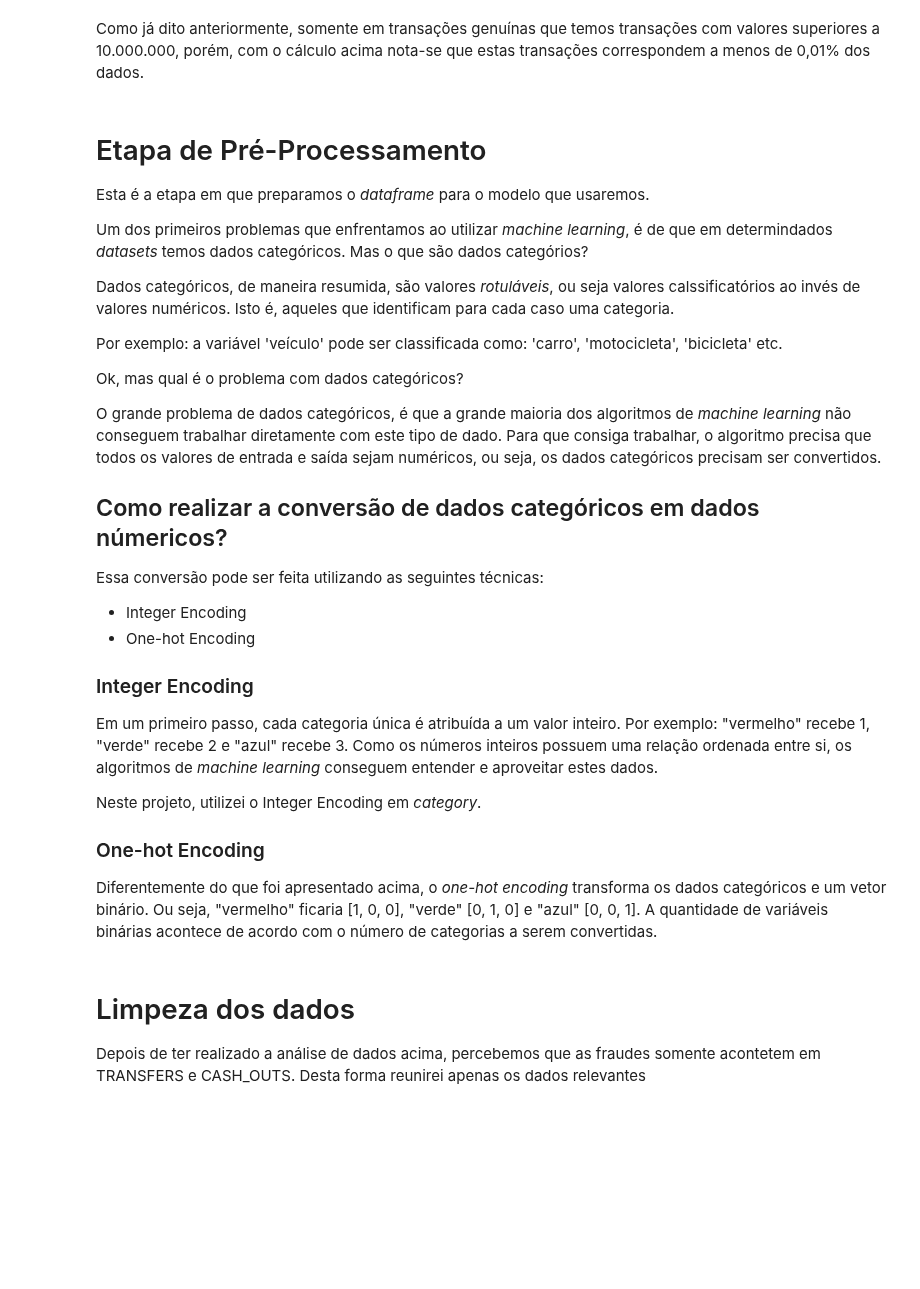
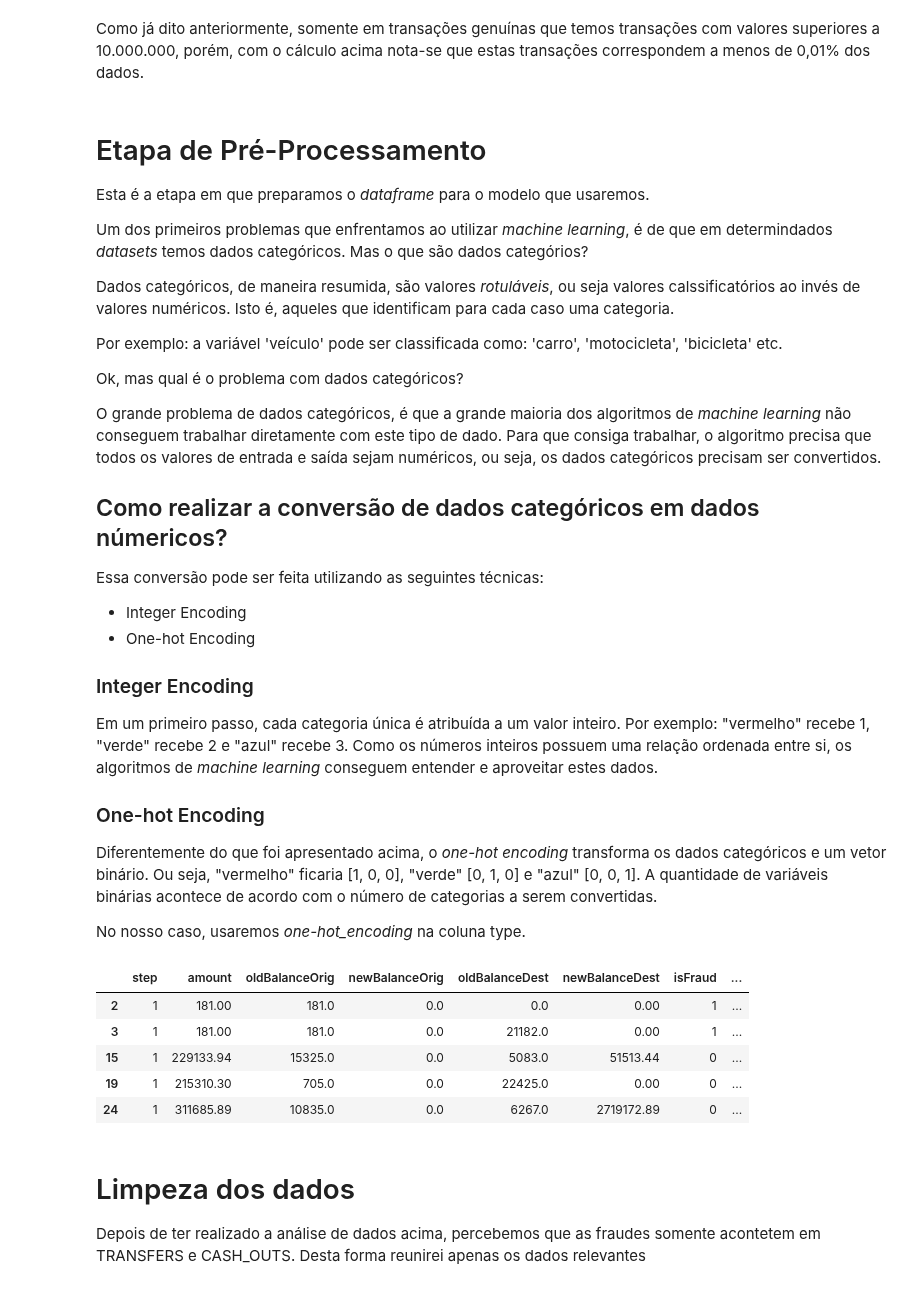
Before and after one commit to victormazevedo/predict-financial-fraud, a Jupyter notebook: Predict_Financial_Fraud.ipynb, the cells around one changed output. Drawn from its saved outputs; the diff is of its cells as text; code cells hidden in the pictures; blank space fills up the shorter version.

```diff
--- a/Predict_Financial_Fraud.ipynb
+++ b/Predict_Financial_Fraud.ipynb
@@ -529,11 +529,22 @@ Essa conversão pode ser feita utilizando as seguintes técnicas:
 Em um primeiro passo, cada categoria única é atribuída a um valor inteiro.
 Por exemplo: "vermelho" recebe 1, "verde" recebe 2 e "azul" recebe 3. Como os números inteiros possuem uma relação ordenada entre si, os algoritmos de *machine learning* conseguem entender e aproveitar estes dados.
 
-Neste projeto, utilizei o Integer Encoding em *category*.
-
 ### One-hot Encoding
 
 Diferentemente do que foi apresentado acima, o *one-hot encoding* transforma os dados categóricos e um vetor binário. Ou seja, "vermelho" ficaria [1, 0, 0], "verde" [0, 1, 0] e "azul" [0, 0, 1]. A quantidade de variáveis binárias acontece de acordo com o número de categorias a serem convertidas.
+
+No nosso caso, usaremos _one-hot_encoding_ na coluna type.
+# %%
+dataset = pd.get_dummies(dataset, prefix=["type"])
+# %%
+dataset.head()
+# %% [output]
+|  | step | amount | oldBalanceOrig | newBalanceOrig | oldBalanceDest | newBalanceDest | isFraud | ... |
+| 2 | 1 | 181.00 | 181.0 | 0.0 | 0.0 | 0.00 | 1 | ... |
+| 3 | 1 | 181.00 | 181.0 | 0.0 | 21182.0 | 0.00 | 1 | ... |
+| 15 | 1 | 229133.94 | 15325.0 | 0.0 | 5083.0 | 51513.44 | 0 | ... |
+| 19 | 1 | 215310.30 | 705.0 | 0.0 | 22425.0 | 0.00 | 0 | ... |
+| 24 | 1 | 311685.89 | 10835.0 | 0.0 | 6267.0 | 2719172.89 | 0 | ... |
 # %% [markdown]
 # Limpeza dos dados
 
```
Also changed, not shown: parts of 1 cell of this notebook.
